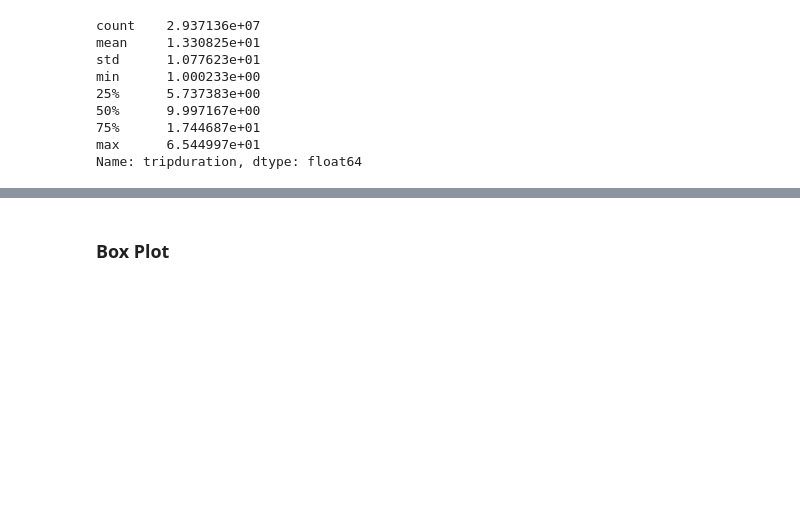
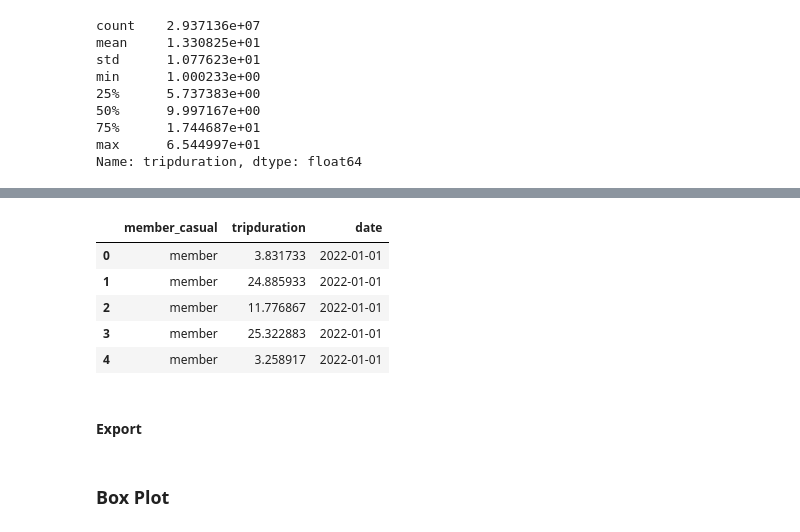
Before and after one commit to Chase-Bjerke/CitiBike, a Jupyter notebook: 03_Scripts/Exercise 2.4.ipynb, the cells around one changed output, grey strips where cells are left out. Saved outputs shown, nothing was run; the diff lists cells and outputs as text; code cells hidden in the pictures; blank space fills up the shorter version.

```diff
--- a/03_Scripts/Exercise 2.4.ipynb
+++ b/03_Scripts/Exercise 2.4.ipynb
@@ -98,7 +98,8 @@ array([2022], dtype=int32)
 # Set date as index to build a proper time-series plot
 weather_2022 = ny_merged_df.set_index('date')
 # %%
-# Work Check for date type change
+# Set date as index to build a proper time-series plot
+weather_2022 = ny_merged_df.set_index('date')# Work Check for date type change
 ny_merged_df.dtypes
 # %% [output]
 ride_id                       object
@@ -375,0 +386,15 @@ Name: tripduration, dtype: float64
+# %%
+# keep the needed columns
+cols_to_keep = ['member_casual', 'tripduration', 'date']
+tripdur_focus_clean = tripdur_focus_df[cols_to_keep].copy()
+# %%
+tripdur_focus_clean.head()
+# %% [output]
+|  | member_casual | tripduration | date |
+| 0 | member | 3.831733 | 2022-01-01 |
+| 1 | member | 24.885933 | 2022-01-01 |
+| 2 | member | 11.776867 | 2022-01-01 |
+| 3 | member | 25.322883 | 2022-01-01 |
+| 4 | member | 3.258917 | 2022-01-01 |
+# %% [markdown]
+#### Export
```
Also changed, not shown: parts of 2 cells of this notebook, 20 other files.
